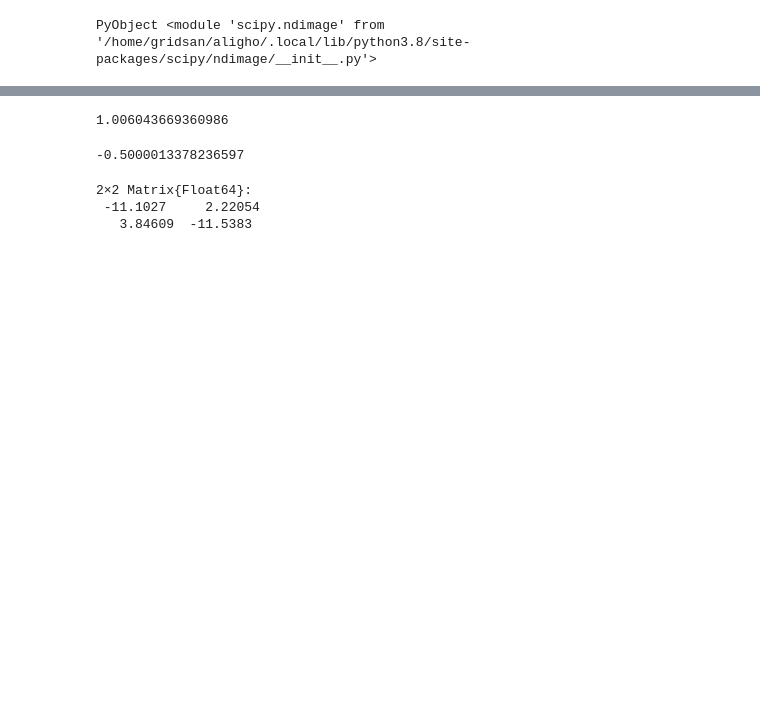
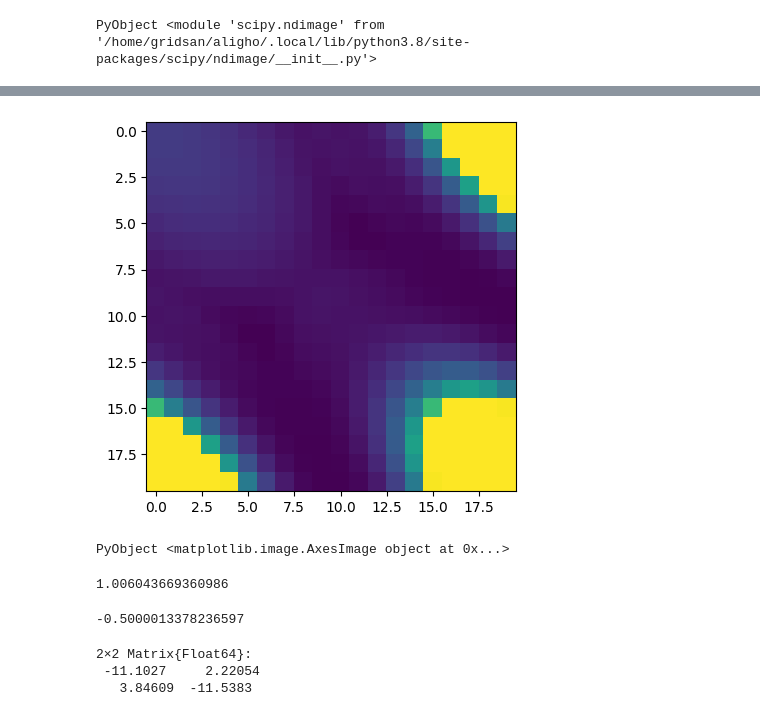
Before and after one commit to AliGhorashiCMT/Plasmons_Paper, a Jupyter notebook: Moire_Figs/Moire7_with_Alkali/Sodium/optimizing_na_position/Analyze.ipynb, the cells around one changed output, grey strips where cells are left out. Saved outputs shown, nothing was run; the diff lists cells and outputs as text; code cells hidden in the pictures; blank space fills up the shorter version.

Commit message:
Updated Moire7 Stability

```diff
--- a/Moire_Figs/Moire7_with_Alkali/Sodium/optimizing_na_position/Analyze.ipynb
+++ b/Moire_Figs/Moire7_with_Alkali/Sodium/optimizing_na_position/Analyze.ipynb
@@ -20,3 +23,24 @@ for i in 1:20
         end
     end
 end
+# %%
+Energies_single = zeros(20, 20)
+for i in 1:20
+    for j in 1:20
+        try
+        Energies_single[i, j] =
+        energy = list_energy("../single_atom_stability/Moire-$i-$j.out")
+        if (energy==0)
+            energy = list_energy("../single_atom_stability/Moire-$j-$i.out")
+        end
+        Energies_single[i, j] = energy
+
+        catch e
+            println(e)
+        end
+    end
+end
+# %%
+no_zeros = filter(e->!iszero(e), Energies_single);
+# %%
+Energies_single2 = replace(Energies_single, 0 => maximum(no_zeros))
@@ -22,0 +65,5 @@ end
+# %%
+imshow(Energies_single2)
+# %% [output]
+[figure, added]
+PyObject <matplotlib.image.AxesImage object at 0x...>
```
Also changed, not shown: parts of 18 cells of this notebook.
